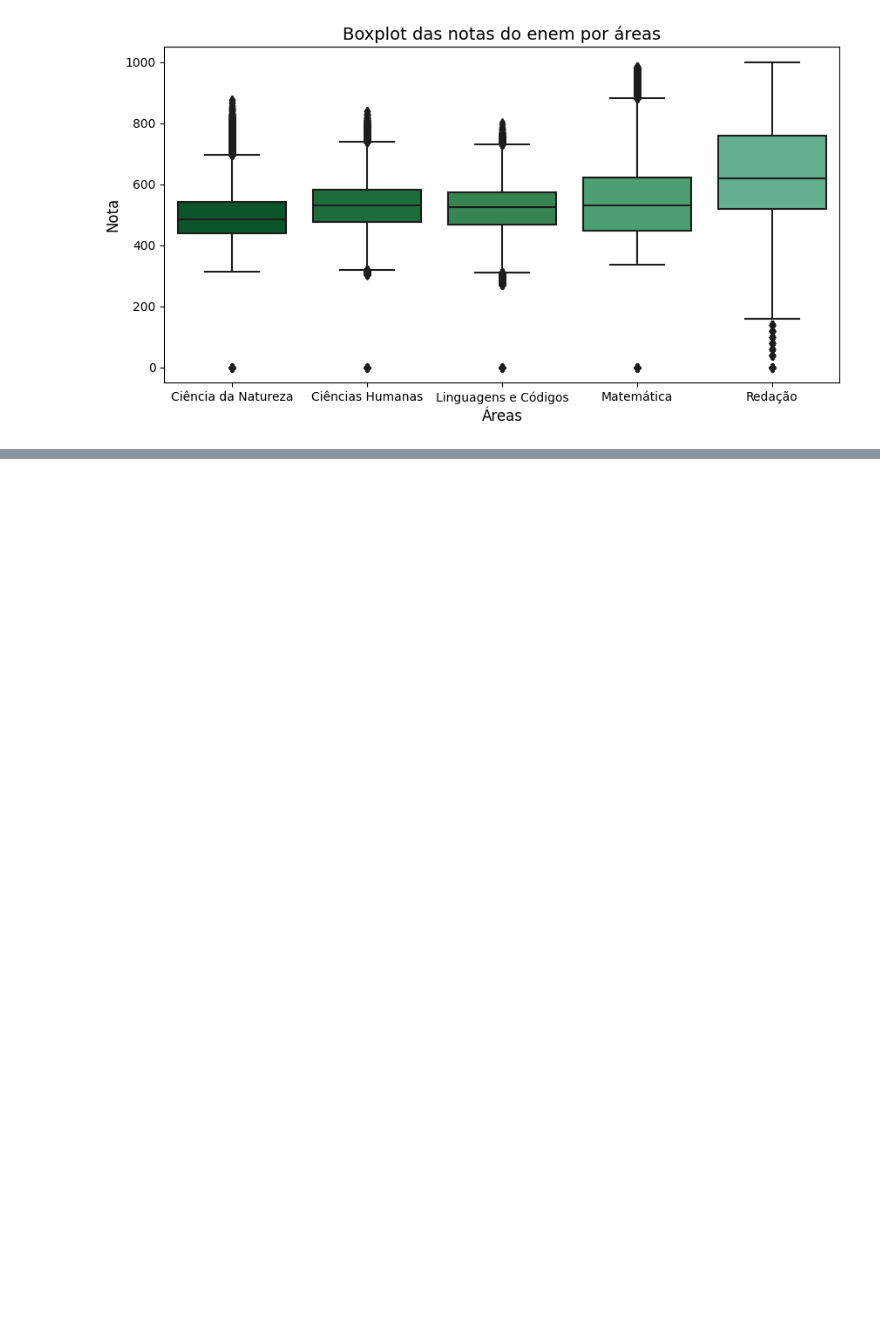
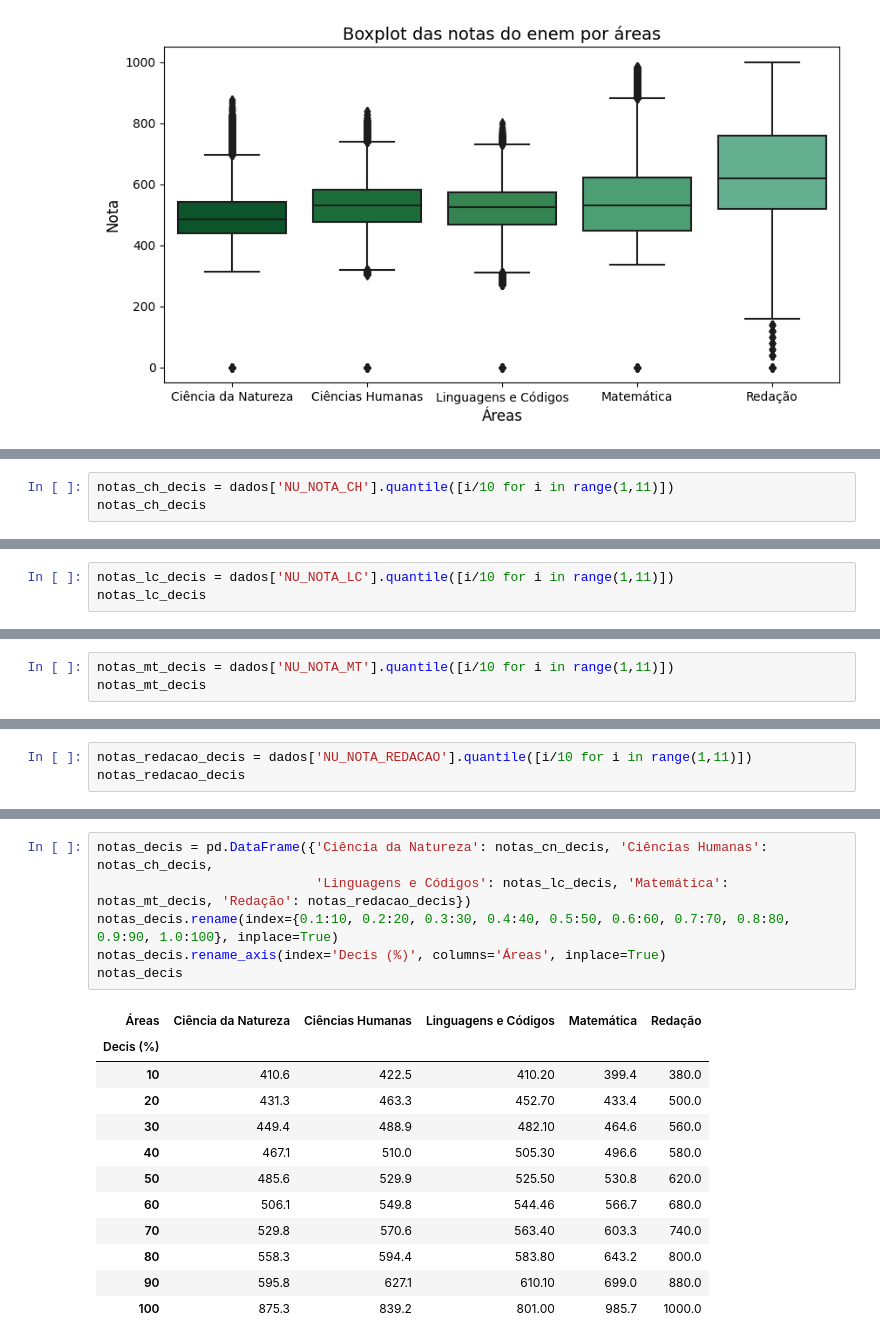
Before and after one commit to ewerton-lemes/analise_dos_microdados_do_enem_2022, a Jupyter notebook: Análise_dos_microdados_do_enem_2022.ipynb, the cells around one changed output, grey strips where cells are left out. Drawn from its saved outputs; the diff is of its cells as text; blank space fills up the shorter version.

```diff
--- a/Análise_dos_microdados_do_enem_2022.ipynb
+++ b/Análise_dos_microdados_do_enem_2022.ipynb
@@ -556,0 +622,3 @@ plt.show()
+# %%
+notas_ch_decis = dados['NU_NOTA_CH'].quantile([i/10 for i in range(1,11)])
+notas_ch_decis
@@ -556,0 +637,3 @@ plt.show()
+# %%
+notas_lc_decis = dados['NU_NOTA_LC'].quantile([i/10 for i in range(1,11)])
+notas_lc_decis
@@ -556,0 +652,3 @@ plt.show()
+# %%
+notas_mt_decis = dados['NU_NOTA_MT'].quantile([i/10 for i in range(1,11)])
+notas_mt_decis
@@ -556,0 +667,3 @@ plt.show()
+# %%
+notas_redacao_decis = dados['NU_NOTA_REDACAO'].quantile([i/10 for i in range(1,11)])
+notas_redacao_decis
@@ -556,0 +682,19 @@ plt.show()
+# %%
+notas_decis = pd.DataFrame({'Ciência da Natureza': notas_cn_decis, 'Ciências Humanas': notas_ch_decis,
+                            'Linguagens e Códigos': notas_lc_decis, 'Matemática': notas_mt_decis, 'Redação': notas_redacao_decis})
+notas_decis.rename(index={0.1:10, 0.2:20, 0.3:30, 0.4:40, 0.5:50, 0.6:60, 0.7:70, 0.8:80, 0.9:90, 1.0:100}, inplace=True)
+notas_decis.rename_axis(index='Decis (%)', columns='Áreas', inplace=True)
+notas_decis
+# %% [output]
+| Áreas | Ciência da Natureza | Ciências Humanas | Linguagens e Códigos | Matemática | Redação |
+| Decis (%) |  |  |  |  |  |
+| 10 | 410.6 | 422.5 | 410.20 | 399.4 | 380.0 |
+| 20 | 431.3 | 463.3 | 452.70 | 433.4 | 500.0 |
+| 30 | 449.4 | 488.9 | 482.10 | 464.6 | 560.0 |
+| 40 | 467.1 | 510.0 | 505.30 | 496.6 | 580.0 |
+| 50 | 485.6 | 529.9 | 525.50 | 530.8 | 620.0 |
+| 60 | 506.1 | 549.8 | 544.46 | 566.7 | 680.0 |
+| 70 | 529.8 | 570.6 | 563.40 | 603.3 | 740.0 |
+| 80 | 558.3 | 594.4 | 583.80 | 643.2 | 800.0 |
+| 90 | 595.8 | 627.1 | 610.10 | 699.0 | 880.0 |
+| 100 | 875.3 | 839.2 | 801.00 | 985.7 | 1000.0 |
```
Also changed, not shown: parts of 26 cells of this notebook.
